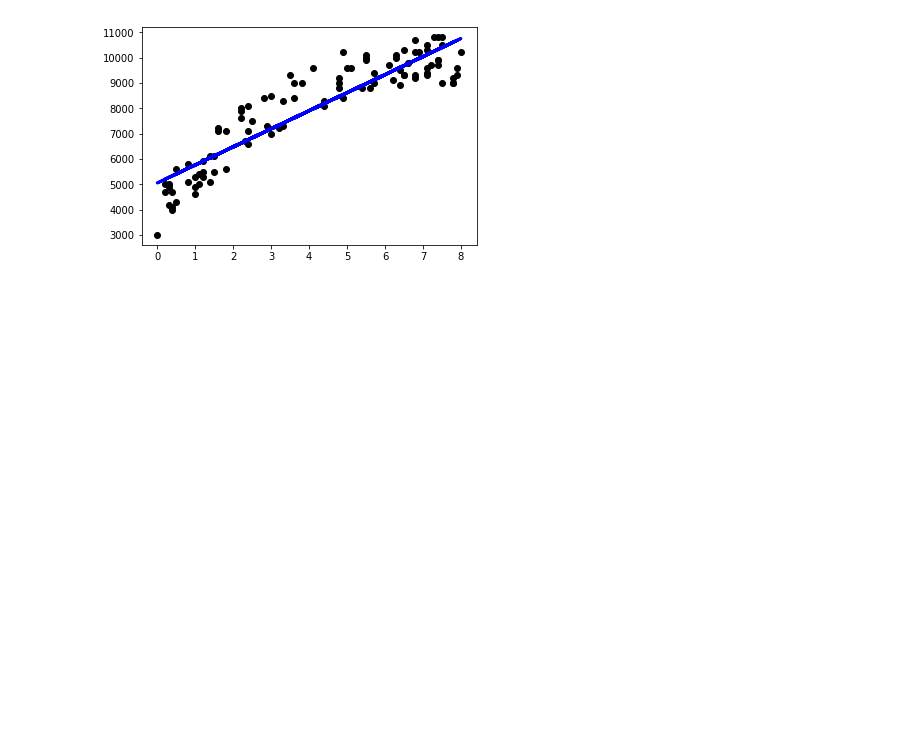
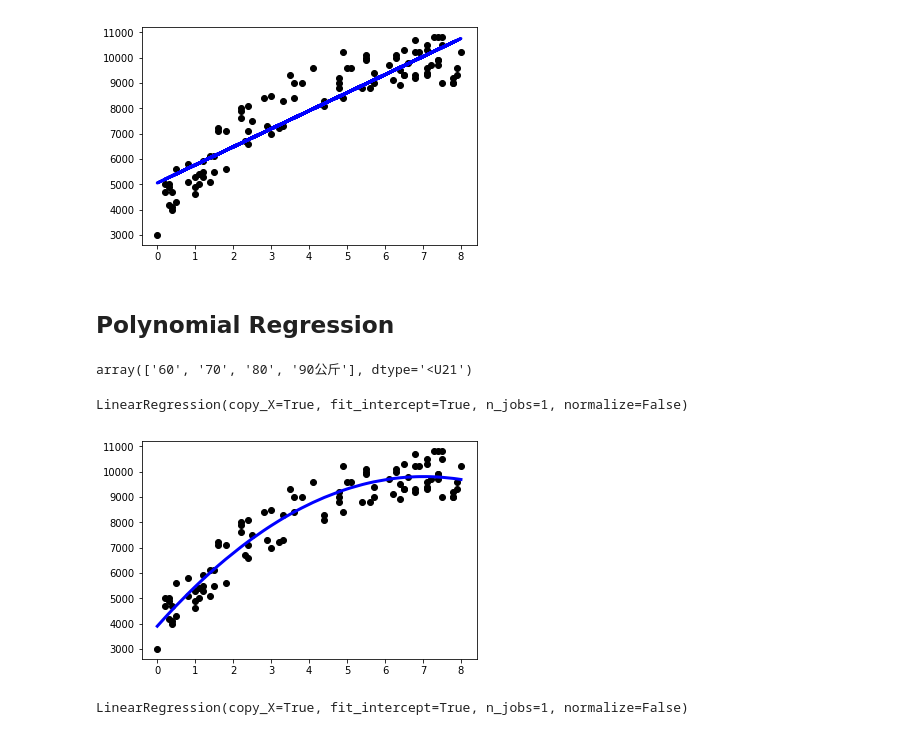
Before and after one commit to ywchiu/holintech, a Jupyter notebook: Demo20181222.ipynb, the cells around one changed output. Drawn from its saved outputs; the diff is of its cells as text; code cells hidden in the pictures; blank space fills up the shorter version.

```diff
--- a/Demo20181222.ipynb
+++ b/Demo20181222.ipynb
@@ -57,3 +57,37 @@ plt.plot(X, regr.predict(X), color='blue', linewidth=3)
 plt.show()
 # %% [output]
 [figure]
+# %% [markdown]
+## Polynomial Regression
+# %%
+weight  = 70
+# array list
+weights = [60,70,80, '90公斤']
+
+import numpy as np
+# array
+np.array([60,70,80])
+weights = np.array([60,70,80, '90公斤'])
+weights
+# %% [output]
+array(['60', '70', '80', '90公斤'], dtype='<U21')
+# %%
+from sklearn.preprocessing import PolynomialFeatures
+from sklearn.linear_model  import LinearRegression
+
+poly_reg = PolynomialFeatures(degree=2)
+X_       = poly_reg.fit_transform(X)
+# %%
+regr = LinearRegression()
+regr.fit(X_, Y)
+# %% [output]
+LinearRegression(copy_X=True, fit_intercept=True, n_jobs=1, normalize=False)
+# %%
+X2 = X.sort_values(['year'])
+X2_ = poly_reg.fit_transform(X2)
+# %%
+plt.scatter(X, Y,  color='black')
+plt.plot(X2, regr.predict(X2_), linewidth = 3, color="blue")
+plt.show()
+# %% [output]
+[figure, added]
@@ -59,0 +100,5 @@ plt.show()
+# %%
+regr = LinearRegression()
+regr.fit(X_, Y)
+# %% [output]
+LinearRegression(copy_X=True, fit_intercept=True, n_jobs=1, normalize=False)
```
Also changed, not shown: parts of 3 cells of this notebook.
